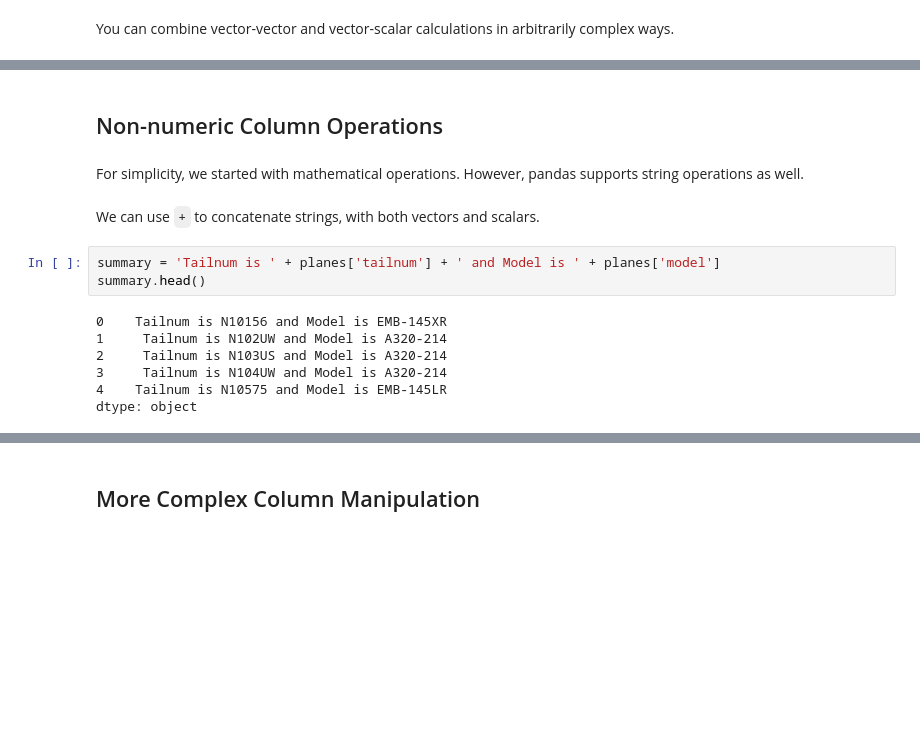
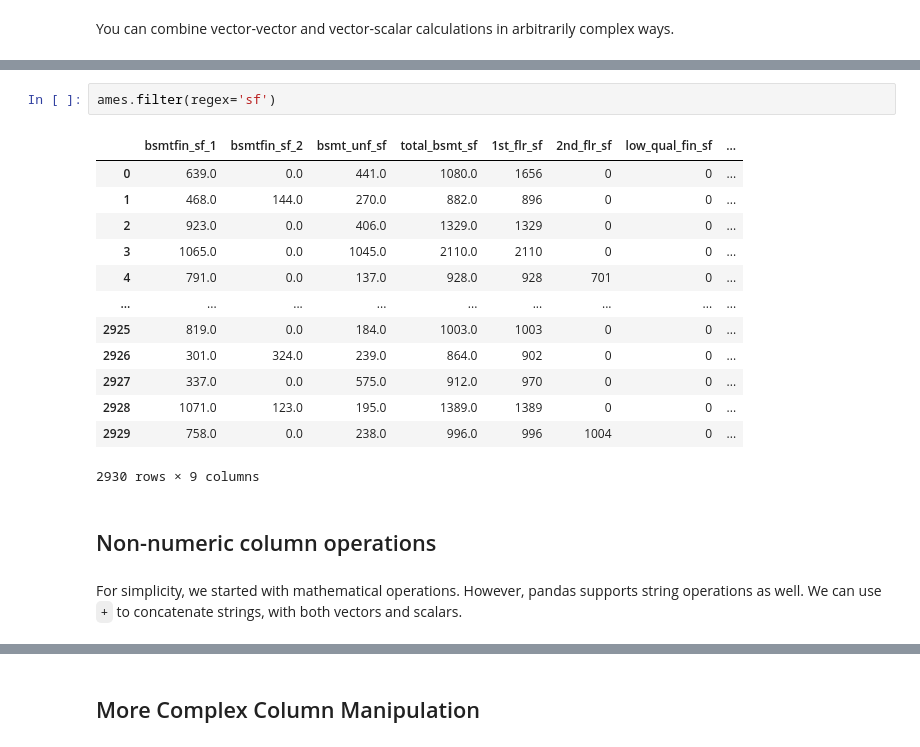
Before and after one commit to bradleyboehmke/uc-bana-6043, a Jupyter notebook: book/03-module/lesson-3b.ipynb, the cells around one changed output, grey strips where cells are left out. Drawn from its saved outputs; the diff is of its cells as text; blank space fills up the shorter version.

```diff
--- a/book/03-module/lesson-3b.ipynb
+++ b/book/03-module/lesson-3b.ipynb
@@ -235,17 +332,20 @@ planes
+# %%
+ames.filter(regex='sf')
+# %% [output]
+|  | bsmtfin_sf_1 | bsmtfin_sf_2 | bsmt_unf_sf | total_bsmt_sf | 1st_flr_sf | 2nd_flr_sf | low_qual_fin_sf | ... |
+| 0 | 639.0 | 0.0 | 441.0 | 1080.0 | 1656 | 0 | 0 | ... |
+| 1 | 468.0 | 144.0 | 270.0 | 882.0 | 896 | 0 | 0 | ... |
+| 2 | 923.0 | 0.0 | 406.0 | 1329.0 | 1329 | 0 | 0 | ... |
+| 3 | 1065.0 | 0.0 | 1045.0 | 2110.0 | 2110 | 0 | 0 | ... |
+| 4 | 791.0 | 0.0 | 137.0 | 928.0 | 928 | 701 | 0 | ... |
+| ... | ... | ... | ... | ... | ... | ... | ... | ... |
+| 2925 | 819.0 | 0.0 | 184.0 | 1003.0 | 1003 | 0 | 0 | ... |
+| 2926 | 301.0 | 324.0 | 239.0 | 864.0 | 902 | 0 | 0 | ... |
+| 2927 | 337.0 | 0.0 | 575.0 | 912.0 | 970 | 0 | 0 | ... |
+| 2928 | 1071.0 | 123.0 | 195.0 | 1389.0 | 1389 | 0 | 0 | ... |
+| 2929 | 758.0 | 0.0 | 238.0 | 996.0 | 996 | 1004 | 0 | ... |
+2930 rows × 9 columns
 # %% [markdown]
-## Non-numeric Column Operations
+## Non-numeric column operations
 # %% [markdown]
-For simplicity, we started with mathematical operations.
-However, pandas supports string operations as well.
+For simplicity, we started with mathematical operations. However, pandas supports string operations as well. We can use `+` to concatenate strings, with both vectors and scalars.
-# %% [markdown]
-We can use `+` to concatenate strings, with both vectors and scalars.
-# %%
-summary = 'Tailnum is ' + planes['tailnum'] + ' and Model is ' + planes['model']
-summary.head()
-# %% [output]
-0    Tailnum is N10156 and Model is EMB-145XR
-1     Tailnum is N102UW and Model is A320-214
-2     Tailnum is N103US and Model is A320-214
-3     Tailnum is N104UW and Model is A320-214
-4    Tailnum is N10575 and Model is EMB-145LR
-dtype: object
```
Also changed, not shown: parts of 123 cells of this notebook.
